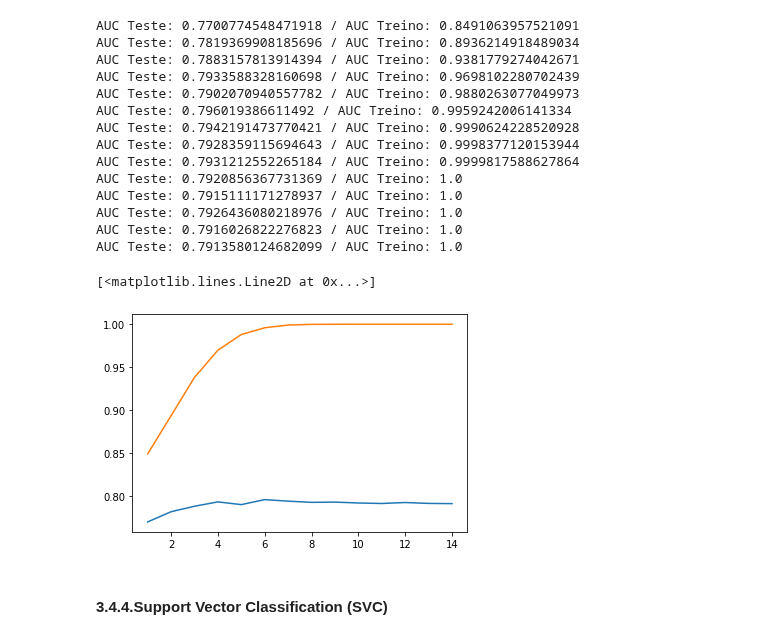
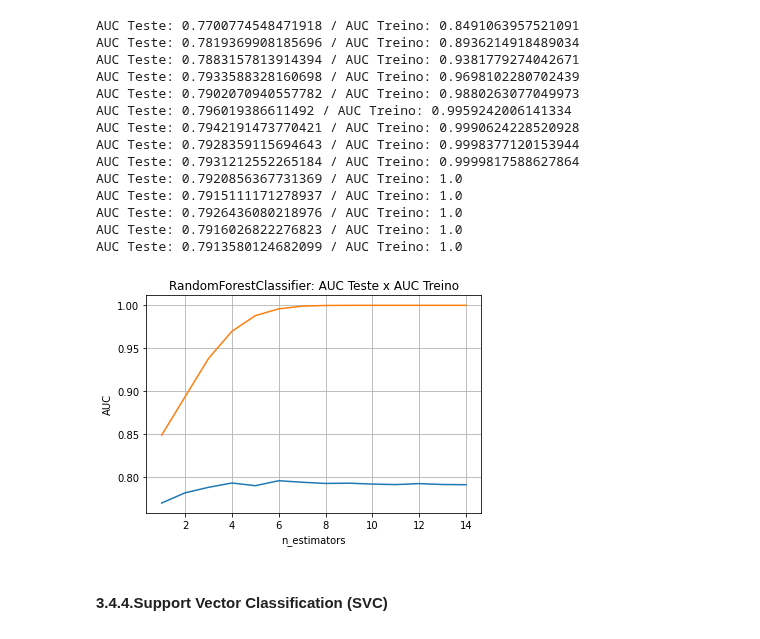
Before and after one commit to VitorFRodrigues/Data-Science-Bootcamp, a Jupyter notebook: Proj05_final/Notebook/Bootcamp_Proj_05.ipynb, the cells around one changed output. Saved outputs shown, nothing was run; the diff lists cells and outputs as text; code cells hidden in the pictures.

```diff
--- a/Proj05_final/Notebook/Bootcamp_Proj_05.ipynb
+++ b/Proj05_final/Notebook/Bootcamp_Proj_05.ipynb
@@ -861,7 +866,7 @@ pltTest = []
 pltTreino = []
 for i in range(1, 15):
   modelo_RFC = RandomForestClassifier(max_depth=i)
-  teste, treino = roda_cv_modelo([modelo_RFC], dados_limpos, 5, 10)
+  teste, treino = roda_hiperparametros([modelo_RFC], dados_limpos, 5, 10)
   pltTest.append(teste)
   pltTreino.append(treino)
 # %% [output]
@@ -879,14 +884,18 @@ AUC Teste: 0.7915111171278937 / AUC Treino: 1.0
 AUC Teste: 0.7926436080218976 / AUC Treino: 1.0
 AUC Teste: 0.7916026822276823 / AUC Treino: 1.0
 AUC Teste: 0.7913580124682099 / AUC Treino: 1.0
-# %%
-import matplotlib.pyplot as plt
-x = range(1,15)
-plt.plot(x, pltTest)
-plt.plot(x, pltTreino)
-# %% [output]
-[<matplotlib.lines.Line2D at 0x...>]
-[figure, removed]
+# %%
+x = range(1,15)
+plotTeste = plt.plot(x, pltTest)
+plotTreino = plt.plot(x, pltTreino)
+from textwrap import wrap
+plt.title("\n".join(wrap("RandomForestClassifier: AUC Teste x AUC Treino")))
+plt.xlabel('n_estimators')
+plt.ylabel('AUC')
+plt.grid()
+plt.show()
+# %% [output]
+[figure, added]
 # %% [markdown]
 #### 3.4.4.Support Vector Classification (SVC)
 # %% [markdown]
```
Also changed, not shown: parts of 12 cells of this notebook.
